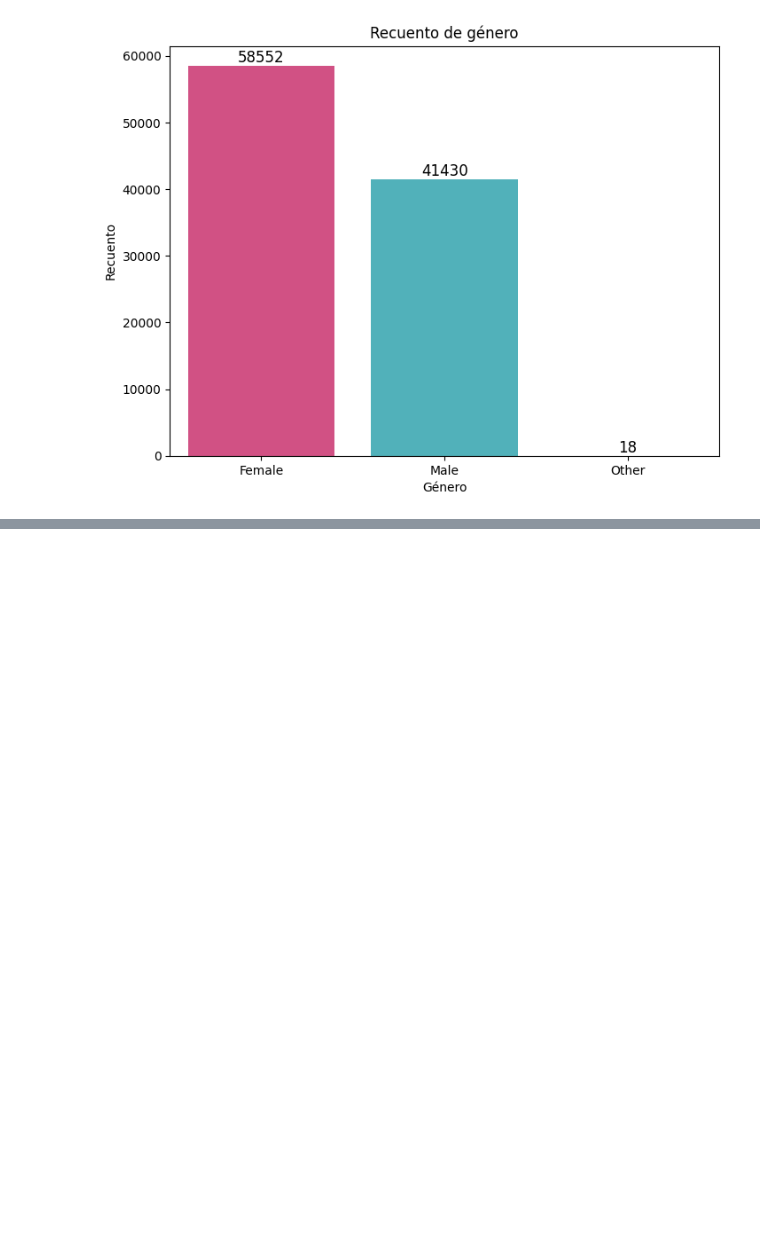
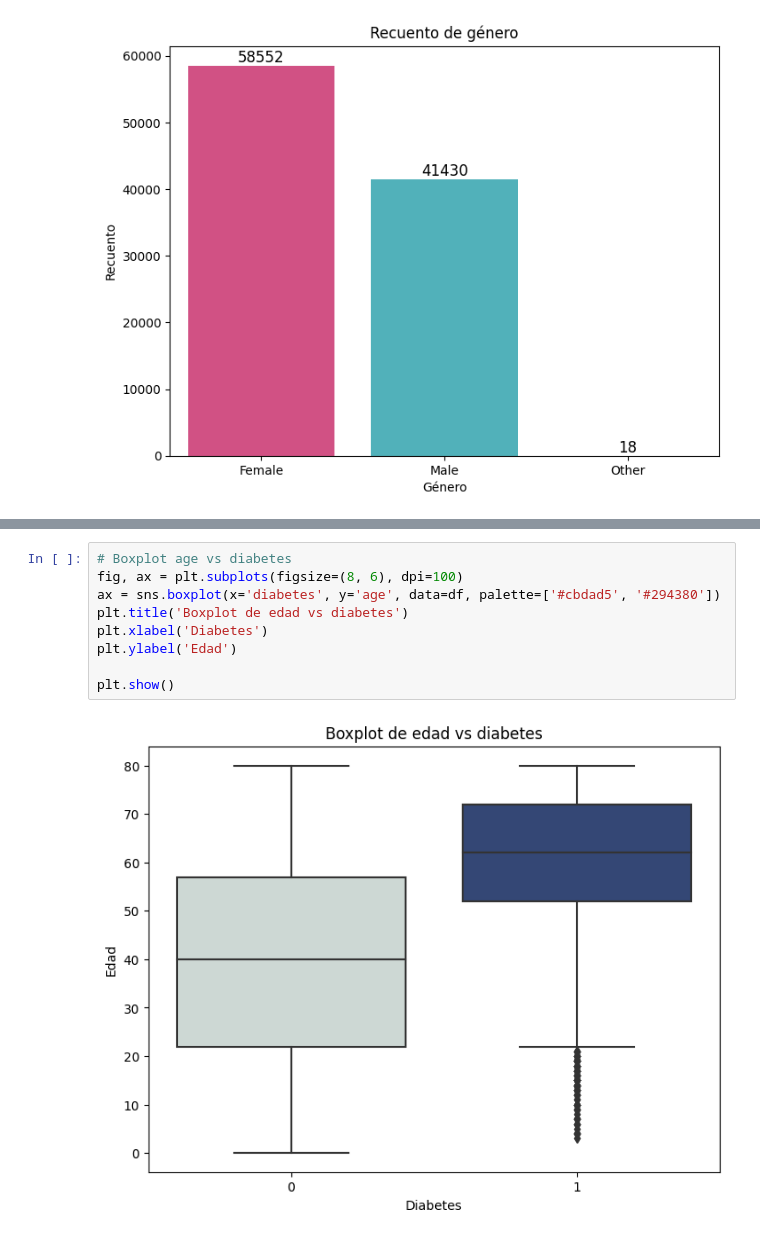
Before and after one commit to ferpipohaidas/diabetes_prediction, a Jupyter notebook: notebooks/exploracion_datos.ipynb, the cells around one changed output, grey strips where cells are left out. Cells and saved outputs as stored; diff of their text form; blank space fills up the shorter version.

```diff
--- a/notebooks/exploracion_datos.ipynb
+++ b/notebooks/exploracion_datos.ipynb
@@ -84,0 +113,11 @@ plt.show()
+# %%
+# Boxplot age vs diabetes
+fig, ax = plt.subplots(figsize=(8, 6), dpi=100)
+ax = sns.boxplot(x='diabetes', y='age', data=df, palette=['#cbdad5', '#294380'])
+plt.title('Boxplot de edad vs diabetes')
+plt.xlabel('Diabetes')
+plt.ylabel('Edad')
+
+plt.show()
+# %% [output]
+[figure, added]
```
Also changed, not shown: parts of 6 cells of this notebook.
